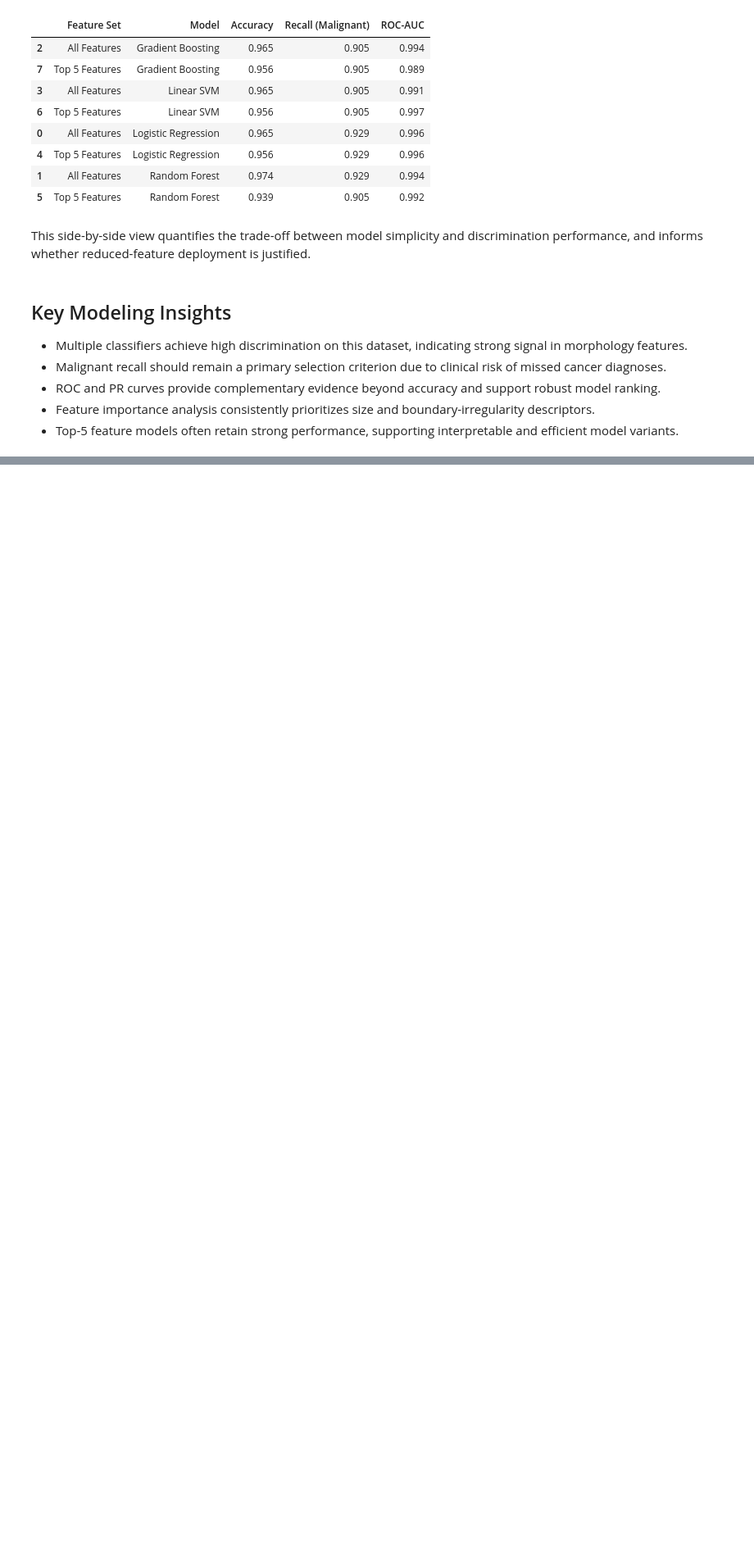
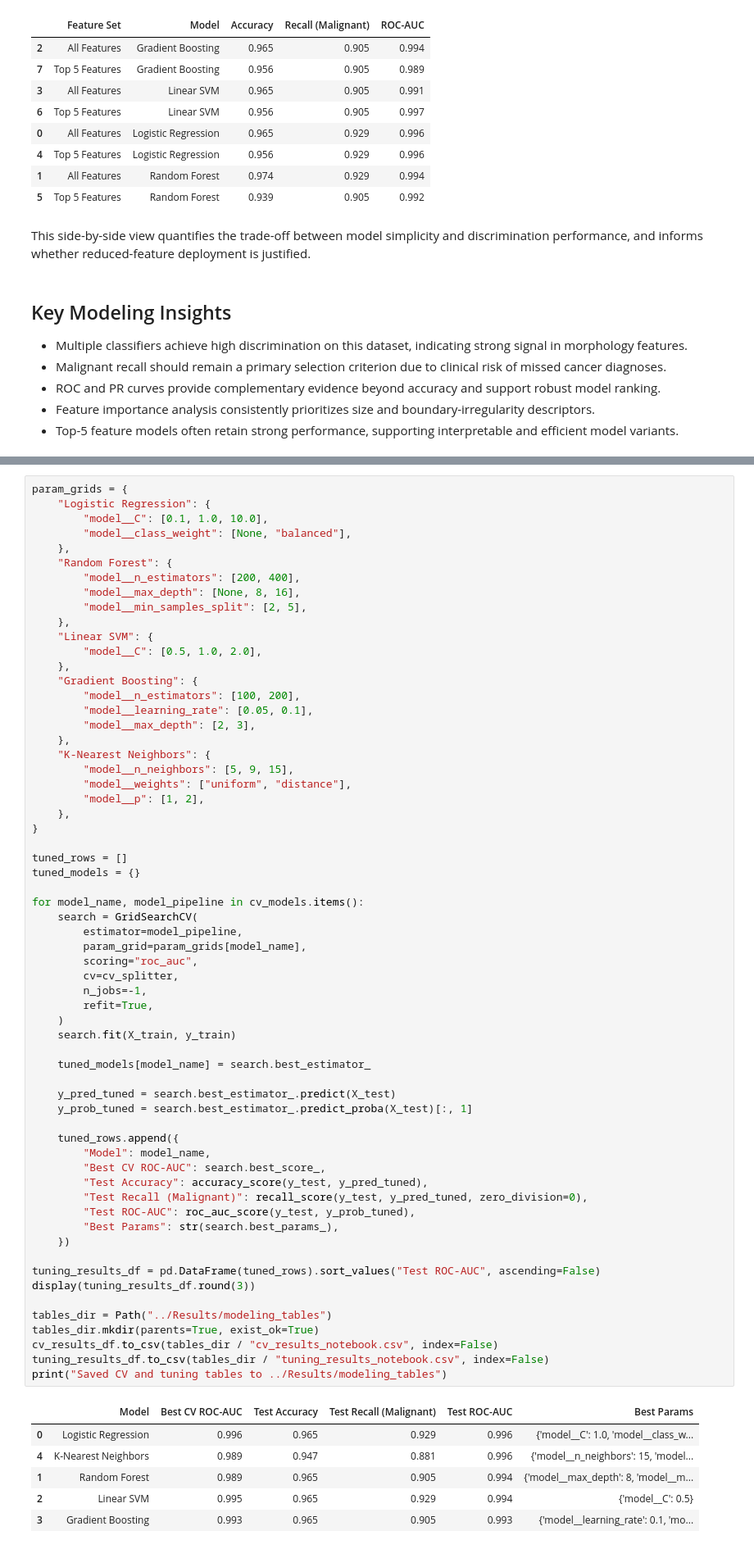
Before and after one commit to avafrank9983/BME-3968-Medical-AI---Project-1-Group-4-, a Jupyter notebook: Notebooks/modeling.ipynb, the cells around one changed output, grey strips where cells are left out. Shown at 82% size. Cells and saved outputs as stored; diff of their text form; blank space fills up the shorter version.

```diff
--- a/Notebooks/modeling.ipynb
+++ b/Notebooks/modeling.ipynb
@@ -342,0 +413,69 @@ This side-by-side view quantifies the trade-off between model simplicity and dis
+# %%
+param_grids = {
+    "Logistic Regression": {
+        "model__C": [0.1, 1.0, 10.0],
+        "model__class_weight": [None, "balanced"],
+    },
+    "Random Forest": {
+        "model__n_estimators": [200, 400],
+        "model__max_depth": [None, 8, 16],
+        "model__min_samples_split": [2, 5],
+    },
+    "Linear SVM": {
+        "model__C": [0.5, 1.0, 2.0],
+    },
+    "Gradient Boosting": {
+        "model__n_estimators": [100, 200],
+        "model__learning_rate": [0.05, 0.1],
+        "model__max_depth": [2, 3],
+    },
+    "K-Nearest Neighbors": {
+        "model__n_neighbors": [5, 9, 15],
+        "model__weights": ["uniform", "distance"],
+        "model__p": [1, 2],
+    },
+}
+
+tuned_rows = []
+tuned_models = {}
+
+for model_name, model_pipeline in cv_models.items():
+    search = GridSearchCV(
+        estimator=model_pipeline,
+        param_grid=param_grids[model_name],
+        scoring="roc_auc",
+        cv=cv_splitter,
+        n_jobs=-1,
+        refit=True,
+    )
+    search.fit(X_train, y_train)
+
+    tuned_models[model_name] = search.best_estimator_
+
+    y_pred_tuned = search.best_estimator_.predict(X_test)
+    y_prob_tuned = search.best_estimator_.predict_proba(X_test)[:, 1]
+
+    tuned_rows.append({
+        "Model": model_name,
+        "Best CV ROC-AUC": search.best_score_,
+        "Test Accuracy": accuracy_score(y_test, y_pred_tuned),
+        "Test Recall (Malignant)": recall_score(y_test, y_pred_tuned, zero_division=0),
+        "Test ROC-AUC": roc_auc_score(y_test, y_prob_tuned),
+        "Best Params": str(search.best_params_),
+    })
+
+tuning_results_df = pd.DataFrame(tuned_rows).sort_values("Test ROC-AUC", ascending=False)
+display(tuning_results_df.round(3))
+
+tables_dir = Path("../Results/modeling_tables")
+tables_dir.mkdir(parents=True, exist_ok=True)
+cv_results_df.to_csv(tables_dir / "cv_results_notebook.csv", index=False)
+tuning_results_df.to_csv(tables_dir / "tuning_results_notebook.csv", index=False)
+print("Saved CV and tuning tables to ../Results/modeling_tables")
+# %% [output]
+|  | Model | Best CV ROC-AUC | Test Accuracy | Test Recall (Malignant) | Test ROC-AUC | Best Params |
+| 0 | Logistic Regression | 0.996 | 0.965 | 0.929 | 0.996 | {'model__C': 1.0, 'model__class_w... |
+| 4 | K-Nearest Neighbors | 0.989 | 0.947 | 0.881 | 0.996 | {'model__n_neighbors': 15, 'model... |
+| 1 | Random Forest | 0.989 | 0.965 | 0.905 | 0.994 | {'model__max_depth': 8, 'model__m... |
+| 2 | Linear SVM | 0.995 | 0.965 | 0.929 | 0.994 | {'model__C': 0.5} |
+| 3 | Gradient Boosting | 0.993 | 0.965 | 0.905 | 0.993 | {'model__learning_rate': 0.1, 'mo... |
```
Also changed, not shown: parts of 4 cells of this notebook, 19 other files.
